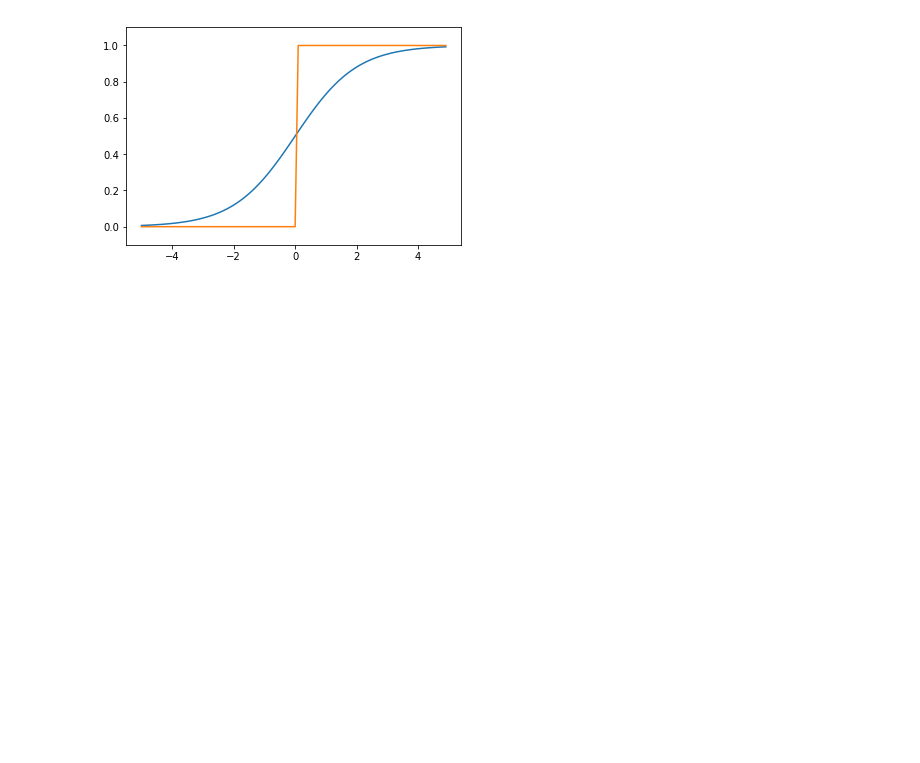
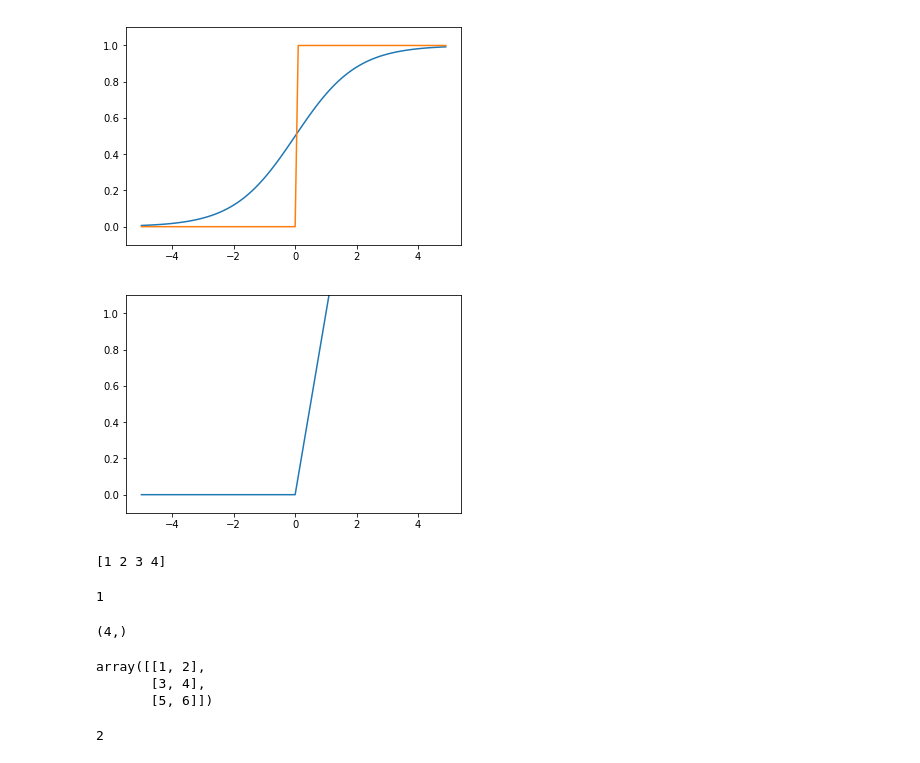
Before and after one commit to zyusou/zero_deep, a Jupyter notebook: chap3/neural_network.ipynb, the cells around one changed output. Cells and saved outputs as stored; diff of their text form; code cells hidden in the pictures; blank space fills up the shorter version.

```diff
--- a/chap3/neural_network.ipynb
+++ b/chap3/neural_network.ipynb
@@ -62,3 +62,41 @@ plt.ylim(-0.1, 1.1)
 plt.show()
 # %% [output]
 [figure]
+# %%
+def relu(x):
+    return np.maximum(x,0)
+# %%
+x = np.arange(-5.0, 5.0, 0.1)
+y = relu(x)
+
+plt.plot(x, y)
+plt.ylim(-0.1, 1.1)
+plt.show()
+# %% [output]
+[figure, added]
+# %%
+A = np.array([1,2,3,4])
+print(A)
+# %% [output]
+[1 2 3 4]
+# %%
+# 次元数の表示
+np.ndim(A)
+# %% [output]
+1
+# %%
+# 形状の把握（何行，何列）　←　tupleで帰ってくる
+A.shape
+# %% [output]
+(4,)
+# %%
+B = np.array([[1,2], [3,4], [5,6]])
+B
+# %% [output]
+array([[1, 2],
+       [3, 4],
+       [5, 6]])
+# %%
+np.ndim(B)
+# %% [output]
+2
```
Also changed, not shown: parts of 39 cells of this notebook, 3 other files.
